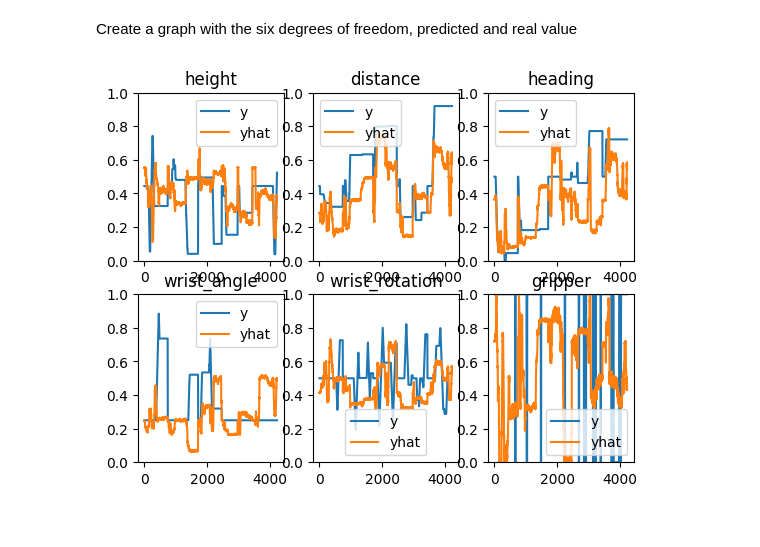
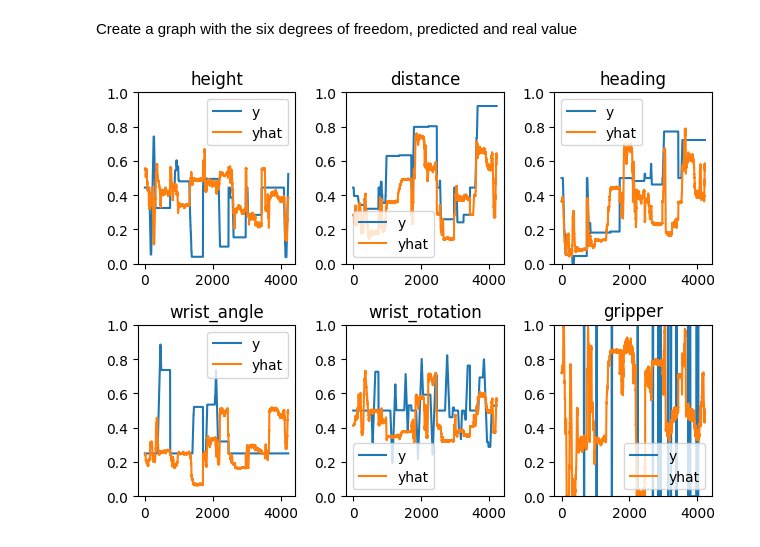
Before and after one commit to Sahara-Sheik/Robotic-Vision, a Jupyter notebook: src/exploratory_experiments/VisualProprioception_exp.ipynb, the cells around one changed output. Drawn from its saved outputs; the diff is of its cells as text; code cells hidden in the pictures.

```diff
--- a/src/exploratory_experiments/VisualProprioception_exp.ipynb
+++ b/src/exploratory_experiments/VisualProprioception_exp.ipynb
@@ -28,14 +36,11 @@ from robot.al5d_position_controller import RobotPosition
 # %% [markdown]
 ## Creating the training and validation data
 # %%
-def load_demonstrations_as_proprioception_training(sp, task):
+def load_demonstrations_as_proprioception_training(sp, task, proprioception_input_file, proprioception_output_file):
     """Loads all the images of a task, and processes it as two tensors as input and target data for proprioception training.
     Caches the processed results into the input and target file pointed in the config. Remove those files to recalculate
     """
     retval = {}
-    # check if the data is already available, otherwise generate and save it
-    proprioception_input_file = pathlib.Path(Config()["explorations"]["proprioception_input_file"])
-    proprioception_target_file = pathlib.Path(Config()["explorations"]["proprioception_target_file"])
     if proprioception_input_file.exists():
         retval["inputs"] = torch.load(proprioception_input_file, weights_only=True)
         retval["targets"] = torch.load(proprioception_target_file, weights_only=True)
@@ -106,14 +111,19 @@ class MLPRegression(nn.Module):
         return self.model(x)
 # %%
 # it seems to work with this one very well...
-task = "proprioception-uncluttered"
 # task = "proprioception-cluttered"
 
 conv_vae_jsonfile = Config()["controller"]["vae_json"]
 conv_vae_resume_model_pthfile = Config()["controller"]["vae_model"]
 sp = sp_conv_vae.ConvVaeSensorProcessing(conv_vae_jsonfile, conv_vae_resume_model_pthfile)
 
-tr = load_demonstrations_as_proprioception_training(sp, task)
+task = exp["proprioception_training_task"]
+proprioception_input_file = pathlib.Path(exp["proprioception_dir"],
+                                            exp["proprioception_input_file"])
+proprioception_target_file = pathlib.Path(exp["proprioception_dir"],
+                                            exp["proprioception_target_file"])
+tr = load_demonstrations_as_proprioception_training(sp, task,
+                                                    proprioception_input_file, proprioception_target_file)
 inputs_training = tr["inputs_training"]
 targets_training = tr["targets_training"]
 inputs_validation = tr["inputs_validation"]
@@ -195,7 +206,9 @@ def train_and_save_proprioception_model(modelfile, epochs=20):
     print(f'Test Loss: {test_loss:.4f}')
     torch.save(model.state_dict(), modelfile)
 # %%
-modelfile = pathlib.Path(Config()["explorations"]["proprioception_mlp_model_file"])
+# modelfile = pathlib.Path(Config()["explorations"]["proprioception_mlp_model_file"])
+modelfile = pathlib.Path(exp["proprioception_dir"],
+                         exp["proprioception_mlp_model_file"])
 if modelfile.exists():
     model.load_state_dict(torch.load(modelfile))
 else:
@@ -221,7 +239,17 @@ Run the model with the original input
 # %%
 #y = []
-inputs = tr["inputs"] # these are actually tensors
-targets = tr["targets"]
+
+task = exp["proprioception_testing_task"]
+proprioception_input_file = pathlib.Path(exp["proprioception_dir"],
+                                            exp["proprioception_test_input_file"])
+proprioception_target_file = pathlib.Path(exp["proprioception_dir"],
+                                            exp["proprioception_test_target_file"])
+tr2 = load_demonstrations_as_proprioception_training(sp, task,
+                                                    proprioception_input_file, proprioception_target_file)
+
+
+inputs = tr2["inputs"] # these are actually tensors
+targets = tr2["targets"]
 no_from = 0
 no_to = inputs.shape[0]
 ypred = []
@@ -242,14 +288,19 @@ t = np.array(t)
 # %% [markdown]
 Create a graph with the six degrees of freedom, predicted and real value
 # %%
-fig, axs = plt.subplots(2,3)
+fig, axs = plt.subplots(2,3, constrained_layout=True)
 titles = ["height","distance", "heading", "wrist_angle", "wrist_rotation", "gripper"]
 for i in range(6):
     ax = axs[i//3, i%3]
     ax.set_ylim(0, 1)
     ax.plot(t, y[:,i], label="y")
     ax.plot(t, ypred[:,i], label="yhat")
     ax.legend()
     ax.set_title(titles[i])
+
+plt.tight_layout()
+plt.show()
+graphfilename = pathlib.Path(exp[proprioception_dir], "proprio_error.pdf")
+plt.savefig(graphfilename)
 # %% [output]
-[figure, old version]
+[figure, new version]
```
Also changed, not shown: parts of 6 cells of this notebook, 2 other files.
